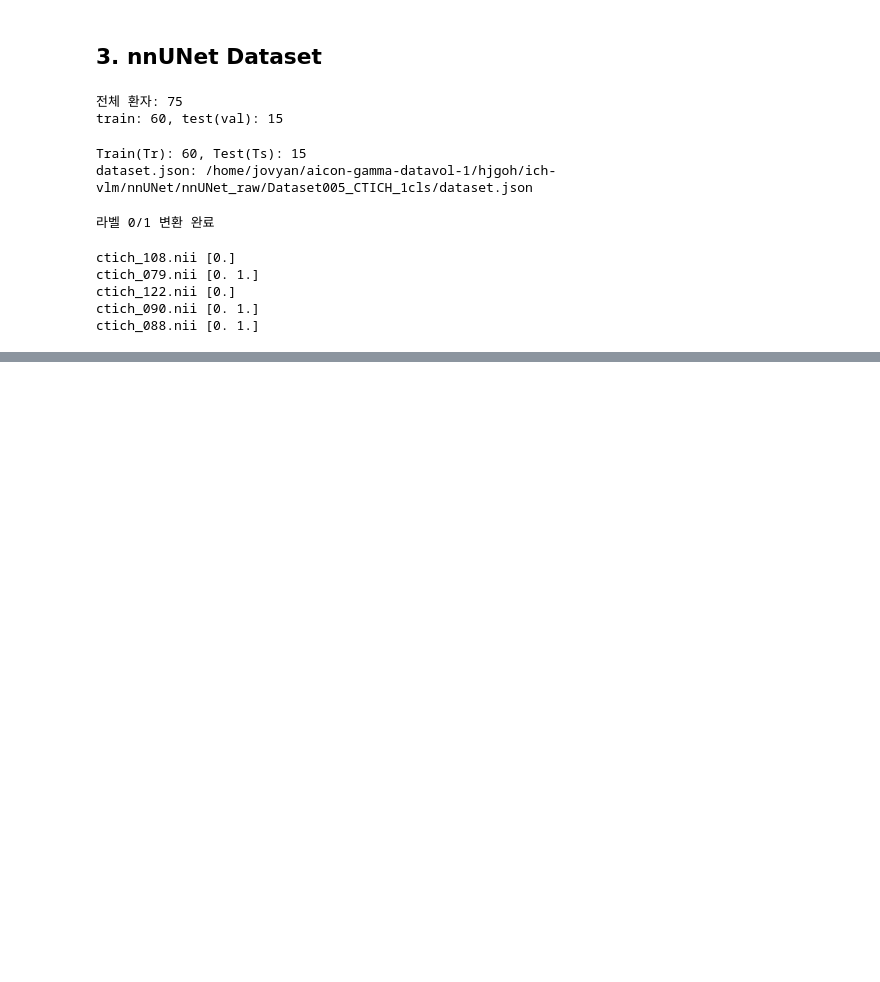
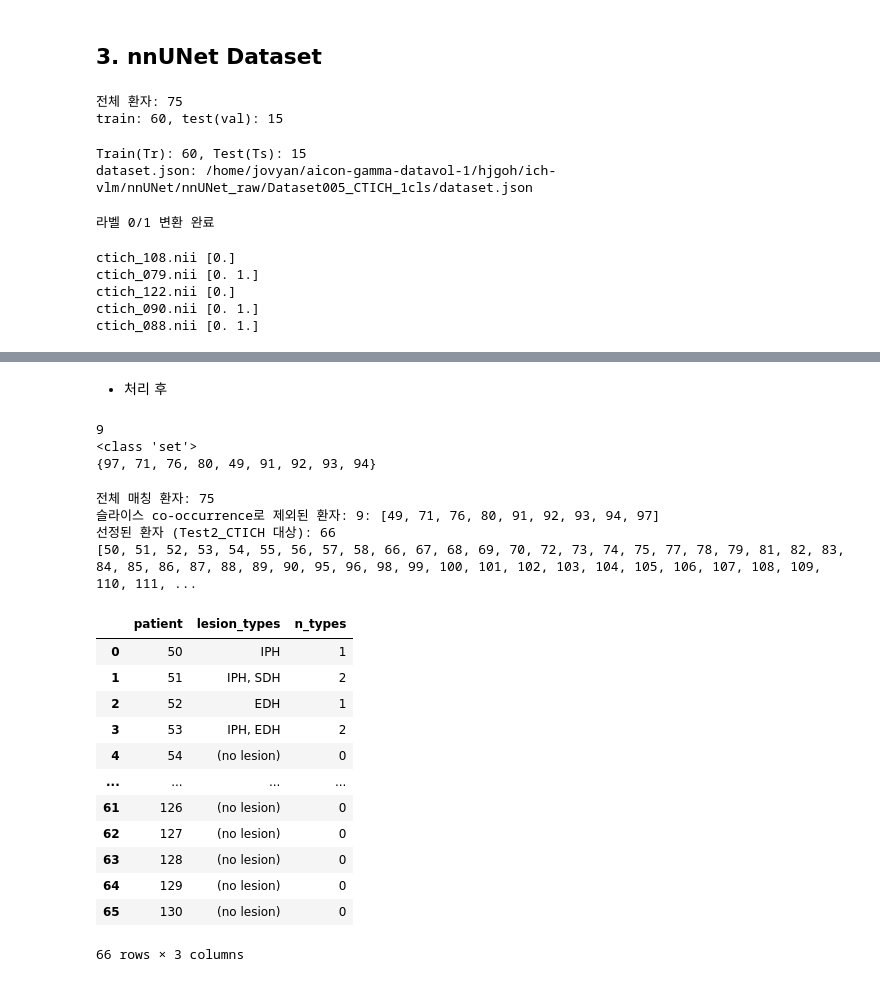
Before and after one commit to 02dumartin/ich-vlm, a Jupyter notebook: notebook/CT-ICH.ipynb, the cells around one changed output, grey strips where cells are left out. Saved outputs shown, nothing was run; the diff lists cells and outputs as text; code cells hidden in the pictures; blank space fills up the shorter version.

Commit message:
nnUNet test

```diff
--- a/notebook/CT-ICH.ipynb
+++ b/notebook/CT-ICH.ipynb
@@ -718,0 +740,3 @@ ctich_088.nii [0. 1.]
+# %%
+csv_class_columns = ['Intraventricular', 'Intraparenchymal', 'Subarachnoid', 'Epidural', 'Subdural']
+order = ['EDH', 'IPH', 'IVH', 'SAH', 'SDH']
@@ -718,0 +814,62 @@ ctich_088.nii [0. 1.]
+# %% [markdown]
+* 처리 후
+# %%
+multi_class_slice_patients = set(
+    int(p) for p in slice_df_valid.loc[slice_df_valid['n_classes'] >= 2, 'PatientNumber'].unique()
+)
+
+print(len(multi_class_slice_patients))
+print(type(multi_class_slice_patients))
+print(multi_class_slice_patients)
+# %% [output]
+9
+<class 'set'>
+{97, 71, 76, 80, 49, 91, 92, 93, 94}
+# %%
+# 단일 슬라이스 환자 스캔 선별
+multi_class_slice_patients = set(
+    int(p) for p in slice_df_valid.loc[slice_df_valid['n_classes'] >= 2, 'PatientNumber'].unique()
+)
+    # comprehension
+    #
+selected_patients = sorted(p for p in common_patients if p not in multi_class_slice_patients)
+
+print(f"전체 매칭 환자: {len(common_patients)}")
+print(f"슬라이스 co-occurrence로 제외된 환자: {len(multi_class_slice_patients)}: {sorted(multi_class_slice_patients)}")
+print(f"선정된 환자 (Test2_CTICH 대상): {len(selected_patients)}")
+print(selected_patients)
+# %% [output]
+전체 매칭 환자: 75
+슬라이스 co-occurrence로 제외된 환자: 9: [49, 71, 76, 80, 91, 92, 93, 94, 97]
+선정된 환자 (Test2_CTICH 대상): 66
+[50, 51, 52, 53, 54, 55, 56, 57, 58, 66, 67, 68, 69, 70, 72, 73, 74, 75, 77, 78, 79, 81, 82, 83, 84, 85, 86, 87, 88, 89, 90, 95, 96, 98, 99, 100, 101, 102, 103, 104, 105, 106, 107, 108, 109, 110, 111, ...
+# %%
+# 선정 환자별 병변 타입 확인
+selected_slice_df = slice_df_valid[slice_df_valid['PatientNumber'].isin(selected_patients)]
+
+patient_types = {}
+for pnum in selected_patients:
+    p_rows = selected_slice_df[selected_slice_df['PatientNumber'] == pnum]
+    present = [csv_to_short[c] for c in csv_class_columns if p_rows[c].max() == 1]
+    patient_types[pnum] = present
+
+df_selected = pd.DataFrame({
+    'patient': selected_patients,
+    'lesion_types': [', '.join(patient_types[p]) if patient_types[p] else '(no lesion)' for p in selected_patients],
+    'n_types': [len(patient_types[p]) for p in selected_patients],
+})
+display(df_selected)
+# %% [output]
+|  | patient | lesion_types | n_types |
+| 0 | 50 | IPH | 1 |
+| 1 | 51 | IPH, SDH | 2 |
+| 2 | 52 | EDH | 1 |
+| 3 | 53 | IPH, EDH | 2 |
+| 4 | 54 | (no lesion) | 0 |
+| ... | ... | ... | ... |
+| 61 | 126 | (no lesion) | 0 |
+| 62 | 127 | (no lesion) | 0 |
+| 63 | 128 | (no lesion) | 0 |
+| 64 | 129 | (no lesion) | 0 |
+| 65 | 130 | (no lesion) | 0 |
+66 rows × 3 columns
```
Also changed, not shown: parts of 24 cells of this notebook, 3 other files.
